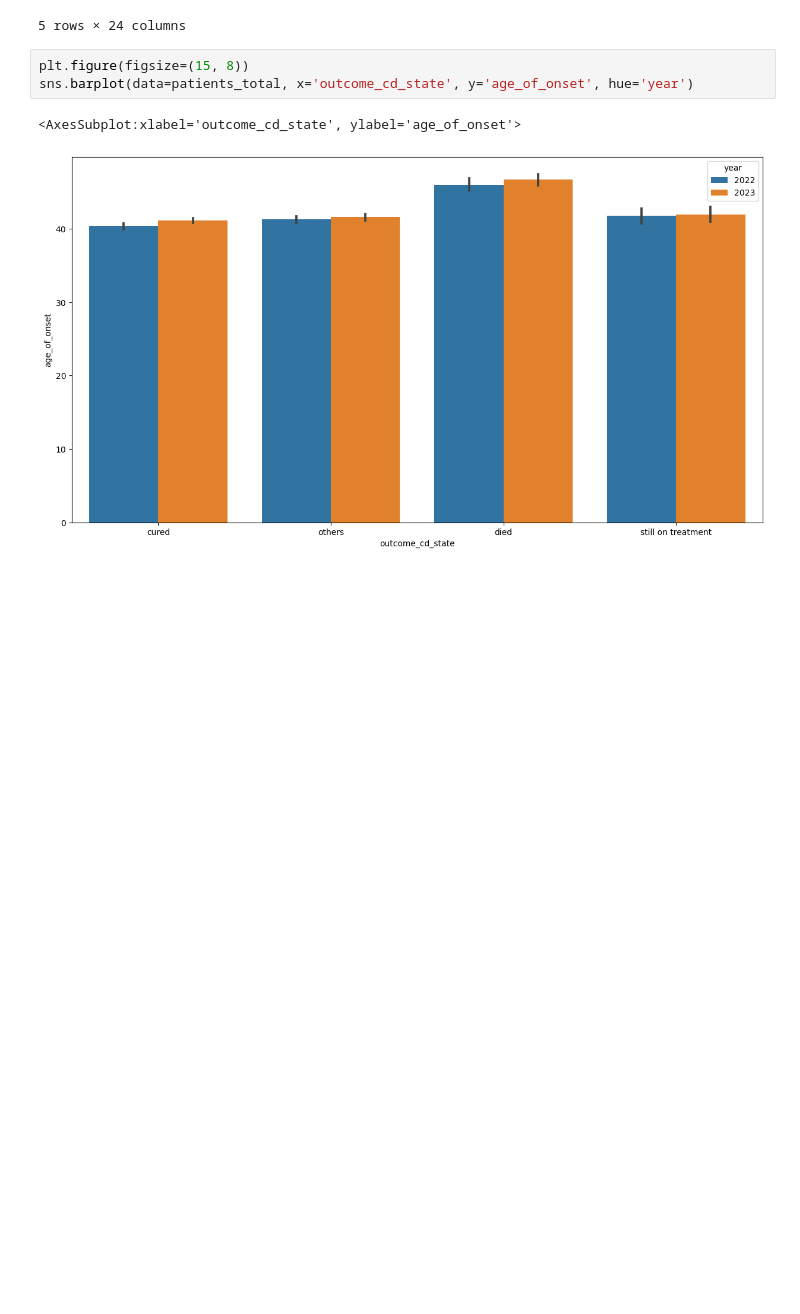
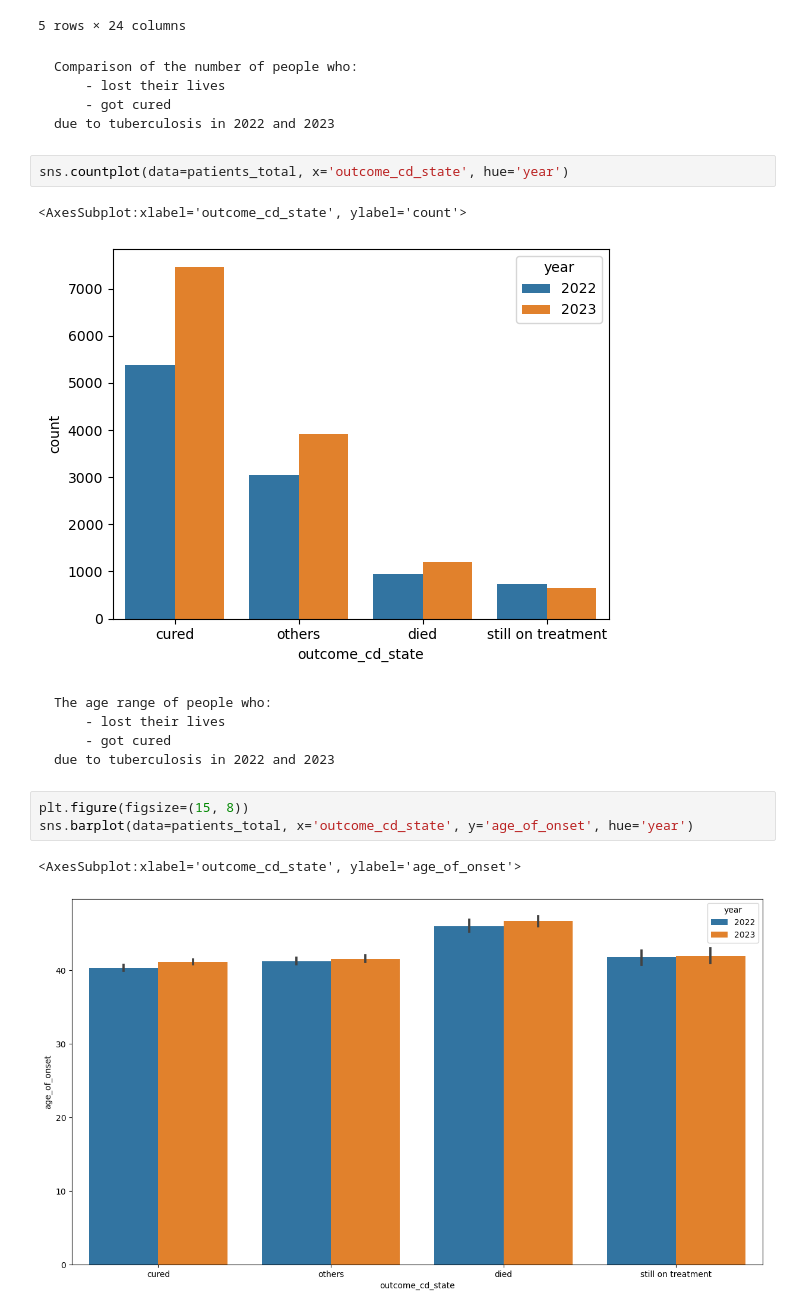
Before and after one commit to Taoheed-O/Tuberculosis_Survival_prediction, a Jupyter notebook: Data_analysis.ipynb, the cells around one changed output. Drawn from its saved outputs; the diff is of its cells as text; blank space fills up the shorter version.

```diff
--- a/Data_analysis.ipynb
+++ b/Data_analysis.ipynb
@@ -687,6 +686,21 @@ patients_total.head()
 | 3 | 6f8bb80f-1bc8-4e2e-bf6e-b4e3bebc662d | 7020 | 2019 | 37 | Male | Ukraine | College (bachelor) | Unemployed | ... |
 | 4 | 79bf51ab-76ea-4bab-a3ab-bef40f1b618e | 4195 | 2019 | 58 | Male | Georgia | Not Reported | Unemployed | ... |
 5 rows × 24 columns
+# %% [markdown]
+    Comparison of the number of people who:
+        - lost their lives
+        - got cured
+    due to tuberculosis in 2022 and 2023
+# %%
+sns.countplot(data=patients_total, x='outcome_cd_state', hue='year')
+# %% [output]
+<AxesSubplot:xlabel='outcome_cd_state', ylabel='count'>
+[figure, added]
+# %% [markdown]
+    The age range of people who:
+        - lost their lives
+        - got cured
+    due to tuberculosis in 2022 and 2023
 # %%
 plt.figure(figsize=(15, 8))
 sns.barplot(data=patients_total, x='outcome_cd_state', y='age_of_onset', hue='year')
```
Also changed, not shown: parts of 1 cell of this notebook, 1 other file.
